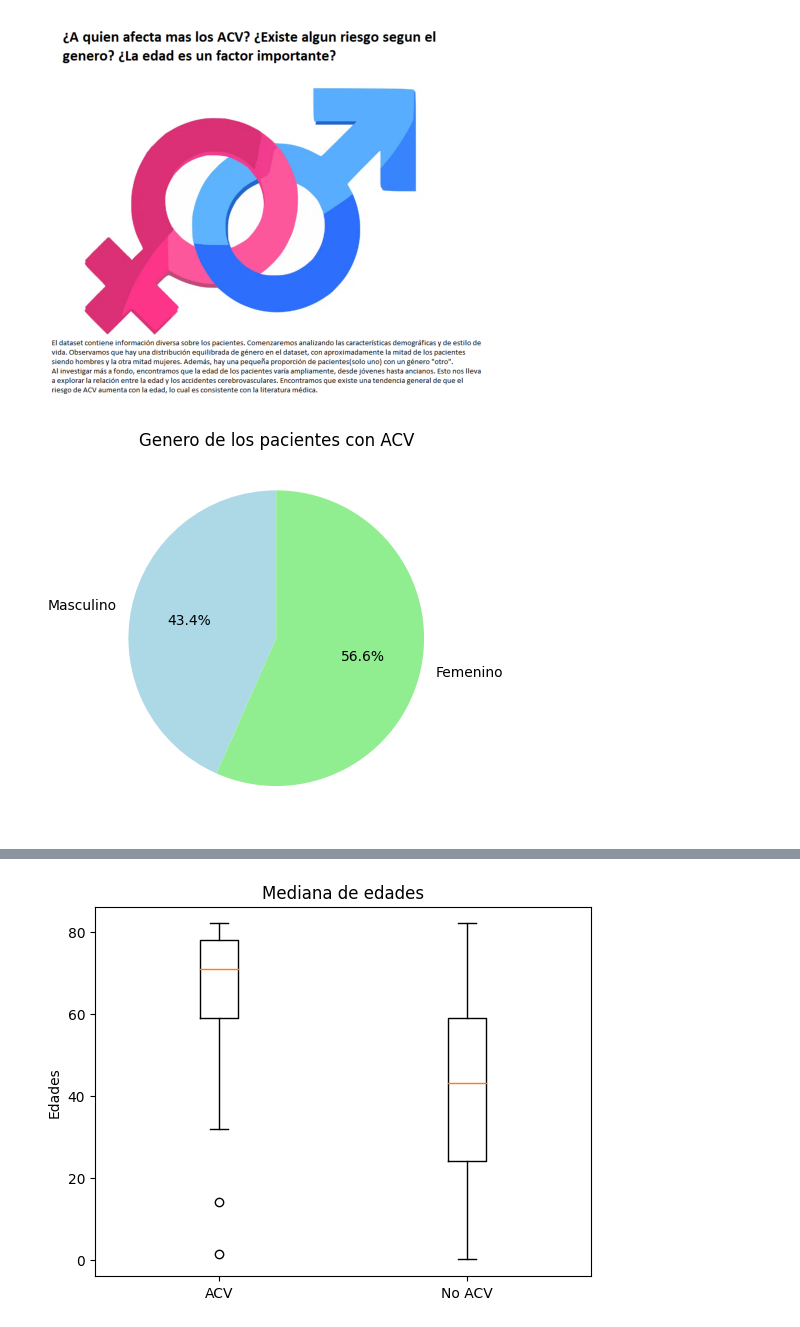
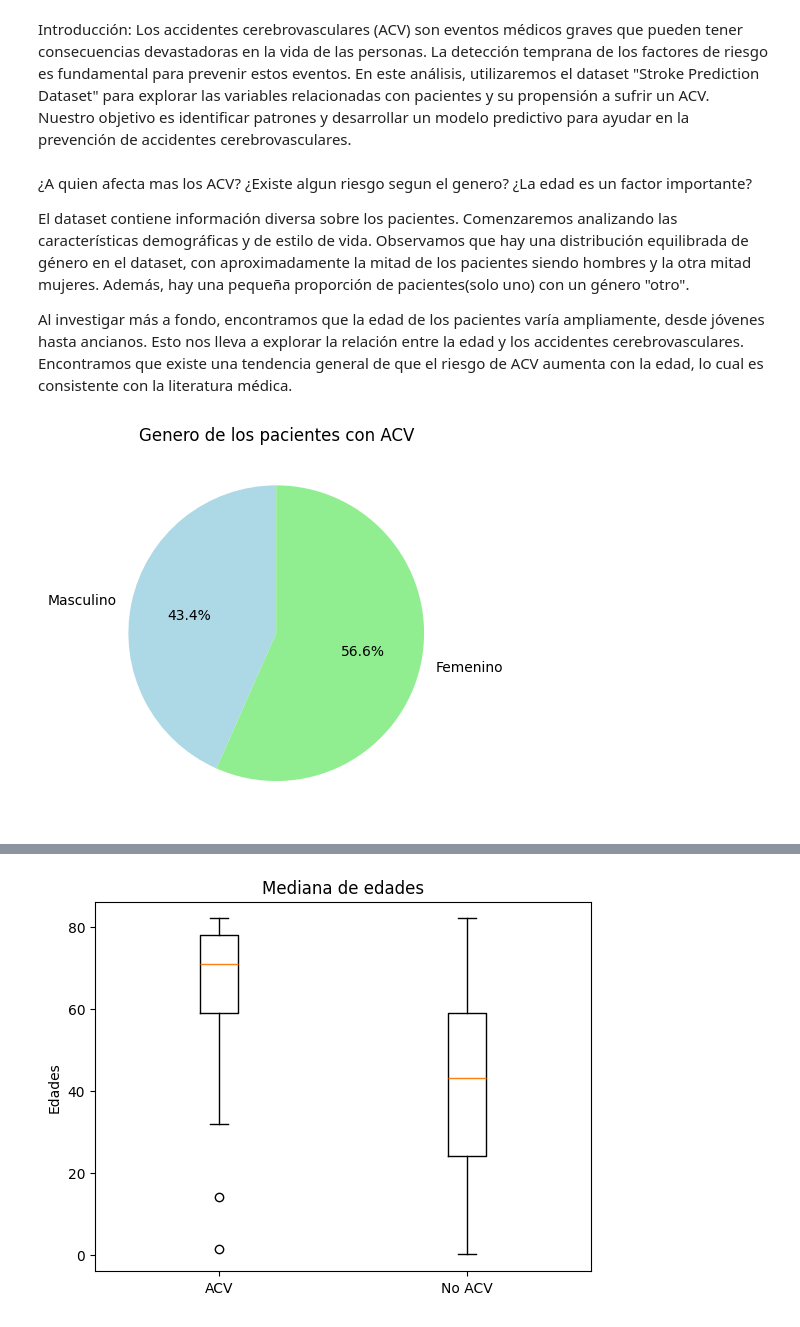
Before and after one commit to Lucassanc/Proyecto-Final-Data-Science, a Jupyter notebook: ACV.ipynb, the cells around one changed output, grey strips where cells are left out. Cells and saved outputs as stored; diff of their text form; code cells hidden in the pictures.

```diff
--- a/ACV.ipynb
+++ b/ACV.ipynb
@@ -12,4 +12,4 @@ from sklearn.metrics import mean_squared_error, r2_score
 from sklearn.linear_model import LogisticRegression
 from sklearn.metrics import accuracy_score
 import seaborn as sns
-url = 'E:\App Exes\VS Code\Proyecto Final Data\healthcare-dataset-stroke-data.csv'
+url = 'healthcare-dataset-stroke-data.csv'
@@ -60,23 +141,28 @@ mostrar_imagen(ruta_imagen)
+# %% [markdown]
+Introducción:
+Los accidentes cerebrovasculares (ACV) son eventos médicos graves que pueden tener consecuencias devastadoras en la vida de las personas. La detección temprana de los factores de riesgo es fundamental para prevenir estos eventos. En este análisis, utilizaremos el dataset "Stroke Prediction Dataset" para explorar las variables relacionadas con pacientes y su propensión a sufrir un ACV. Nuestro objetivo es identificar patrones y desarrollar un modelo predictivo para ayudar en la prevención de accidentes cerebrovasculares.
+# %% [markdown]
+¿A quien afecta mas los ACV? ¿Existe algun riesgo segun el genero? ¿La edad es un factor importante?
+
+El dataset contiene información diversa sobre los pacientes. Comenzaremos analizando las características demográficas y de estilo de vida. Observamos que hay una distribución equilibrada de género en el dataset, con aproximadamente la mitad de los pacientes siendo hombres y la otra mitad mujeres. Además, hay una pequeña proporción de pacientes(solo uno) con un género "otro".
+
+Al investigar más a fondo, encontramos que la edad de los pacientes varía ampliamente, desde jóvenes hasta ancianos. Esto nos lleva a explorar la relación entre la edad y los accidentes cerebrovasculares. Encontramos que existe una tendencia general de que el riesgo de ACV aumenta con la edad, lo cual es consistente con la literatura médica.
 # %%
-ruta_imagen = 'E:\App Exes\VS Code\Proyecto Final Data\Genero.png'
-mostrar_imagen(ruta_imagen)
-
 # Cuenta los valores únicos en la columna "ever_married" del DataFrame df_stroke
 married_counts = df_stroke['gender'].value_counts()
 
 # Etiquetas y valores para el gráfico de torta
 labels = ['Masculino', 'Femenino']
 values = [married_counts[1], married_counts[0]]
 
 # Colores para cada sector del gráfico de torta
 colors = ['lightblue', 'lightgreen']
 
 # Crea el gráfico de torta
 plt.pie(values, labels=labels, colors=colors, autopct='%1.1f%%', startangle=90)
 plt.title('Genero de los pacientes con ACV')
 
 plt.show()
 # %% [output]
-[figure, old version]
+[figure, new version]
-[figure, removed]
 # %%
```
Also changed, not shown: parts of 29 cells of this notebook, 13 other files.
